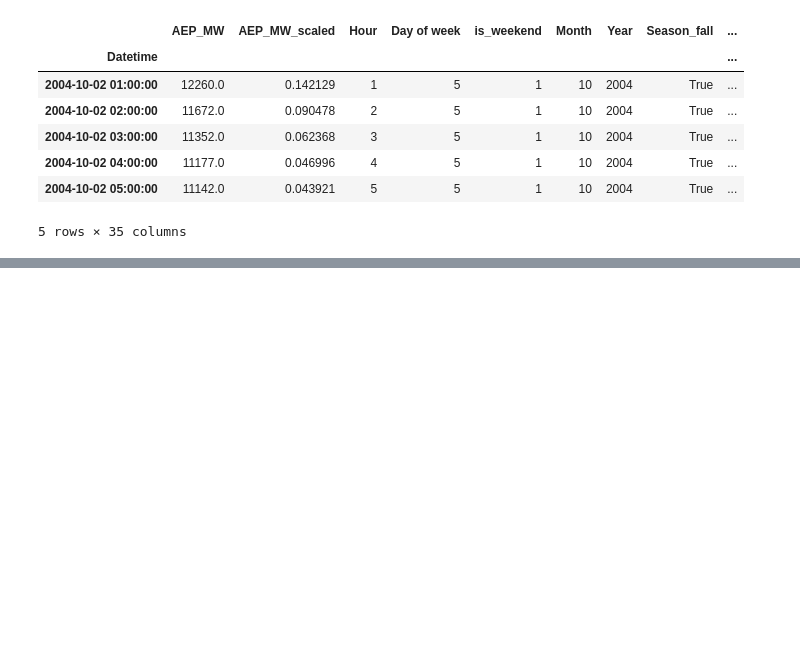
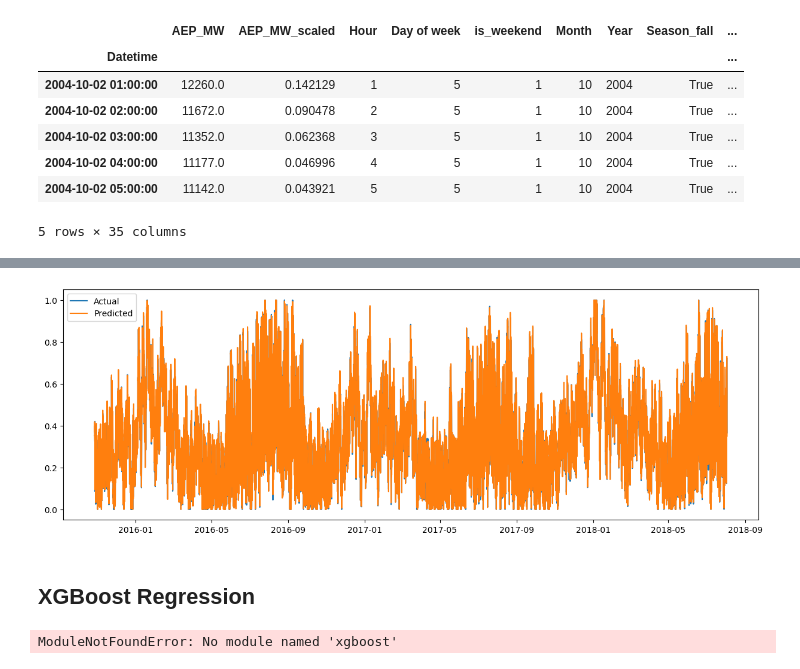
Before and after one commit to mruifer/Electricity-demand-forecast, a Jupyter notebook: notebooks/03_modeling.ipynb, the cells around one changed output, grey strips where cells are left out. Cells and saved outputs as stored; diff of their text form; code cells hidden in the pictures; blank space fills up the shorter version.

```diff
--- a/notebooks/03_modeling.ipynb
+++ b/notebooks/03_modeling.ipynb
@@ -36,0 +75,21 @@ y_train, y_test = y[:train_size], y[train_size:]
+# %%
+plt.figure(figsize=(15,5))
+plt.plot(df.index[train_size:], y_test, label="Actual")
+plt.plot(df.index[train_size:], y_pred, label="Predicted")
+plt.legend()
+plt.show()
+# %% [output]
+[figure, added]
+# %% [markdown]
+## XGBoost Regression
+# %%
+from xgboost import XGBRegressor
+
+model = XGBRegressor(n_estimators=200, learning_rate=0.1, max_depth=5, random_state=42)
+model.fit(X_train, y_train)
+y_pred = model.predict(X_test)
+
+print("Mean absolute error:", mean_absolute_error(y_test, y_pred))
+print("Mean squared error:", np.sqrt(mean_squared_error(y_test, y_pred)))
+# %% [output]
+ModuleNotFoundError: No module named 'xgboost'
```
Also changed, not shown: parts of 7 cells of this notebook, 1 other file.
